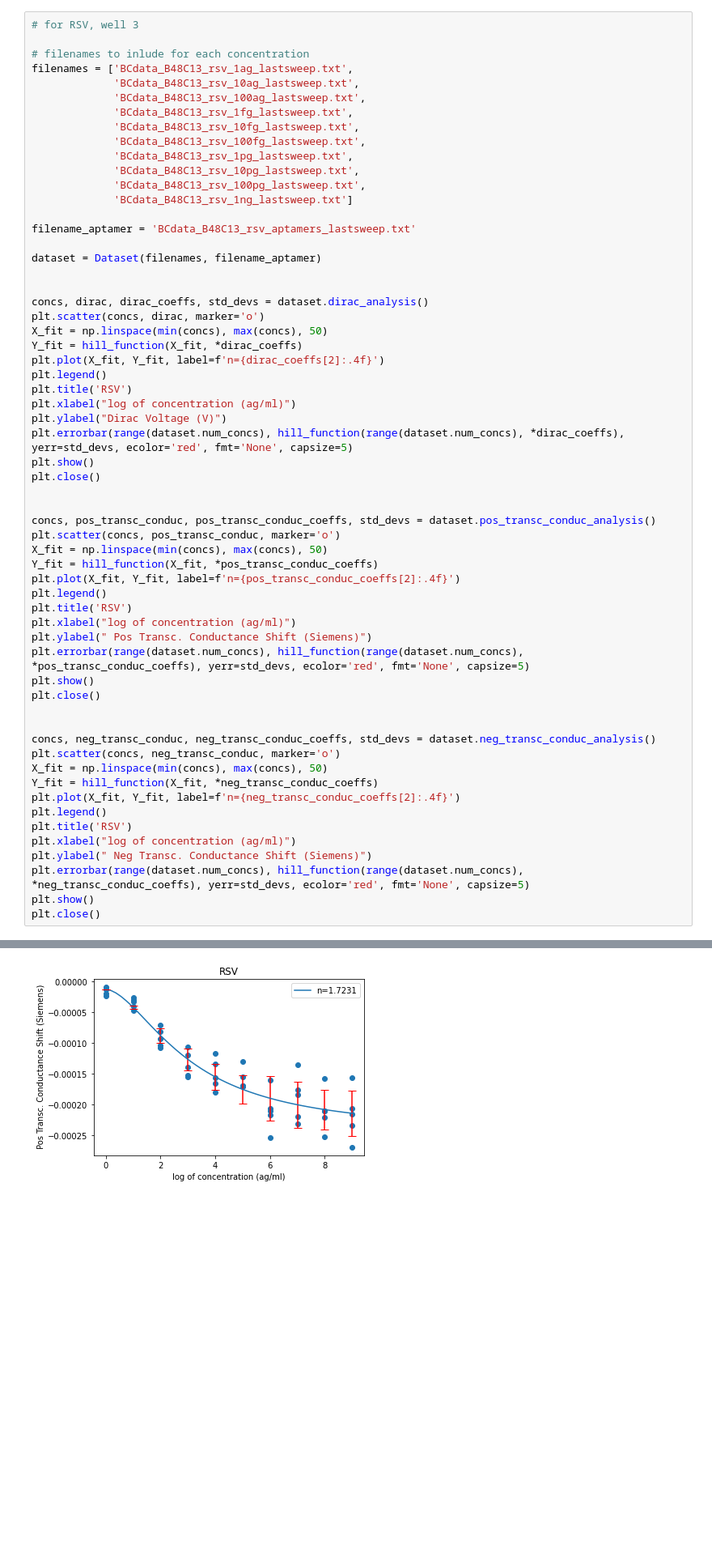
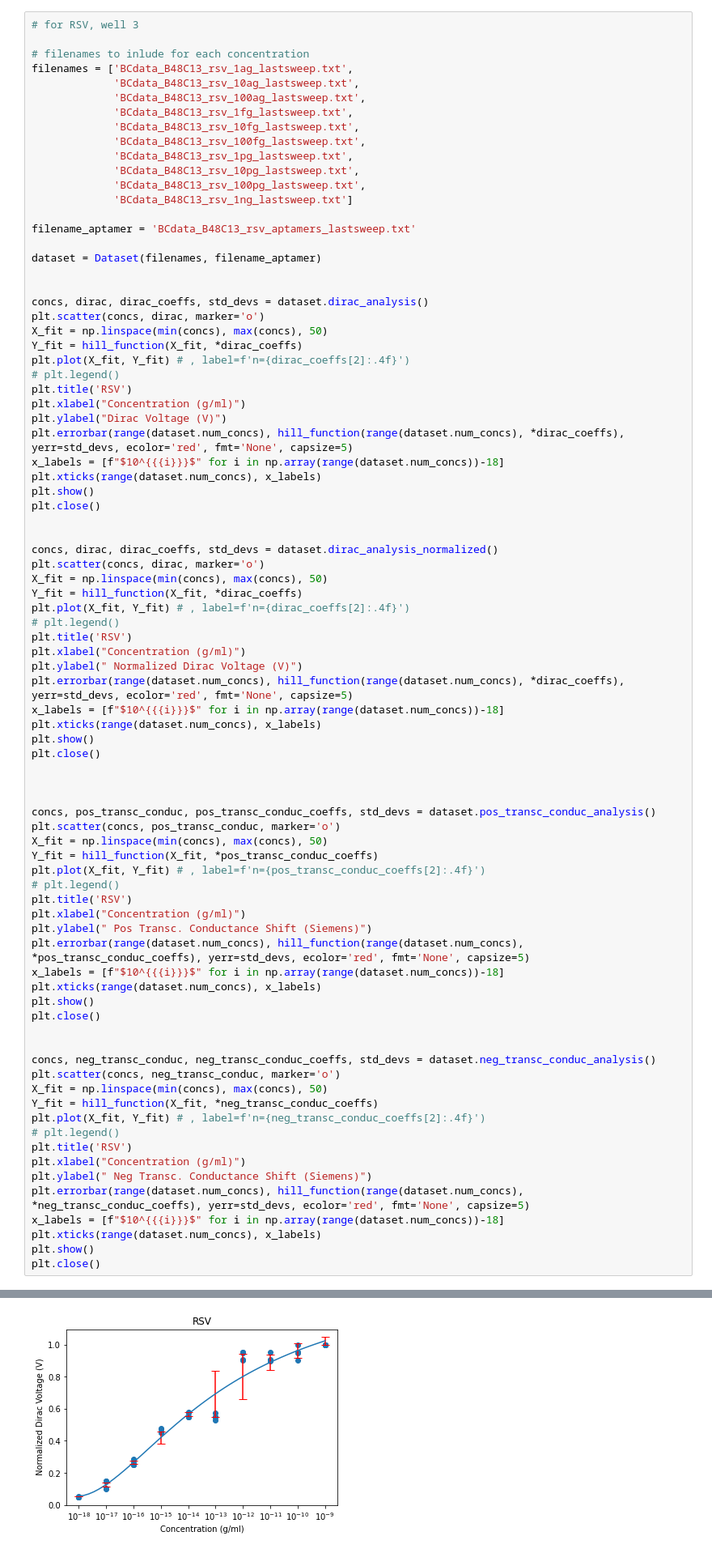
Before and after one commit to jlupoiii/GFET-covid-flu, a Jupyter notebook: main.ipynb, the cells around one changed output, grey strips where cells are left out. Shown: that part at 81% size. Cells and saved outputs as stored; diff of their text form; blank space fills up the shorter version.

Commit message:
began editing analysis code, to correct for normalization

```diff
--- a/main.ipynb
+++ b/main.ipynb
@@ -315,26 +374,47 @@ concs, dirac, dirac_coeffs, std_devs = dataset.dirac_analysis()
 plt.scatter(concs, dirac, marker='o')
 X_fit = np.linspace(min(concs), max(concs), 50)
 Y_fit = hill_function(X_fit, *dirac_coeffs)
-plt.plot(X_fit, Y_fit, label=f'n={dirac_coeffs[2]:.4f}')
-plt.legend()
+plt.plot(X_fit, Y_fit) # , label=f'n={dirac_coeffs[2]:.4f}')
+# plt.legend()
 plt.title('RSV')
-plt.xlabel("log of concentration (ag/ml)")
+plt.xlabel("Concentration (g/ml)")
 plt.ylabel("Dirac Voltage (V)")
 plt.errorbar(range(dataset.num_concs), hill_function(range(dataset.num_concs), *dirac_coeffs), yerr=std_devs, ecolor='red', fmt='None', capsize=5)
+x_labels = [f"$10^{{{i}}}$" for i in np.array(range(dataset.num_concs))-18]
+plt.xticks(range(dataset.num_concs), x_labels)
 plt.show()
 plt.close()
+
+
+concs, dirac, dirac_coeffs, std_devs = dataset.dirac_analysis_normalized()
+plt.scatter(concs, dirac, marker='o')
+X_fit = np.linspace(min(concs), max(concs), 50)
+Y_fit = hill_function(X_fit, *dirac_coeffs)
+plt.plot(X_fit, Y_fit) # , label=f'n={dirac_coeffs[2]:.4f}')
+# plt.legend()
+plt.title('RSV')
+plt.xlabel("Concentration (g/ml)")
+plt.ylabel(" Normalized Dirac Voltage (V)")
+plt.errorbar(range(dataset.num_concs), hill_function(range(dataset.num_concs), *dirac_coeffs), yerr=std_devs, ecolor='red', fmt='None', capsize=5)
+x_labels = [f"$10^{{{i}}}$" for i in np.array(range(dataset.num_concs))-18]
+plt.xticks(range(dataset.num_concs), x_labels)
+plt.show()
+plt.close()
+
 
 
 concs, pos_transc_conduc, pos_transc_conduc_coeffs, std_devs = dataset.pos_transc_conduc_analysis()
 plt.scatter(concs, pos_transc_conduc, marker='o')
 X_fit = np.linspace(min(concs), max(concs), 50)
 Y_fit = hill_function(X_fit, *pos_transc_conduc_coeffs)
-plt.plot(X_fit, Y_fit, label=f'n={pos_transc_conduc_coeffs[2]:.4f}')
-plt.legend()
+plt.plot(X_fit, Y_fit) # , label=f'n={pos_transc_conduc_coeffs[2]:.4f}')
+# plt.legend()
 plt.title('RSV')
-plt.xlabel("log of concentration (ag/ml)")
+plt.xlabel("Concentration (g/ml)")
 plt.ylabel(" Pos Transc. Conductance Shift (Siemens)")
 plt.errorbar(range(dataset.num_concs), hill_function(range(dataset.num_concs), *pos_transc_conduc_coeffs), yerr=std_devs, ecolor='red', fmt='None', capsize=5)
+x_labels = [f"$10^{{{i}}}$" for i in np.array(range(dataset.num_concs))-18]
+plt.xticks(range(dataset.num_concs), x_labels)
 plt.show()
 plt.close()
 
@@ -343,12 +423,14 @@ concs, neg_transc_conduc, neg_transc_conduc_coeffs, std_devs = dataset.neg_trans
 plt.scatter(concs, neg_transc_conduc, marker='o')
 X_fit = np.linspace(min(concs), max(concs), 50)
 Y_fit = hill_function(X_fit, *neg_transc_conduc_coeffs)
-plt.plot(X_fit, Y_fit, label=f'n={neg_transc_conduc_coeffs[2]:.4f}')
-plt.legend()
+plt.plot(X_fit, Y_fit) # , label=f'n={neg_transc_conduc_coeffs[2]:.4f}')
+# plt.legend()
 plt.title('RSV')
-plt.xlabel("log of concentration (ag/ml)")
+plt.xlabel("Concentration (g/ml)")
 plt.ylabel(" Neg Transc. Conductance Shift (Siemens)")
 plt.errorbar(range(dataset.num_concs), hill_function(range(dataset.num_concs), *neg_transc_conduc_coeffs), yerr=std_devs, ecolor='red', fmt='None', capsize=5)
+x_labels = [f"$10^{{{i}}}$" for i in np.array(range(dataset.num_concs))-18]
+plt.xticks(range(dataset.num_concs), x_labels)
 plt.show()
 plt.close()
 # %% [output]
@@ -366 +448 @@ Dynamic range: 0 to 9
-[figure, old version]
+[figure, new version]
```
Also changed, not shown: parts of 3 cells of this notebook.
